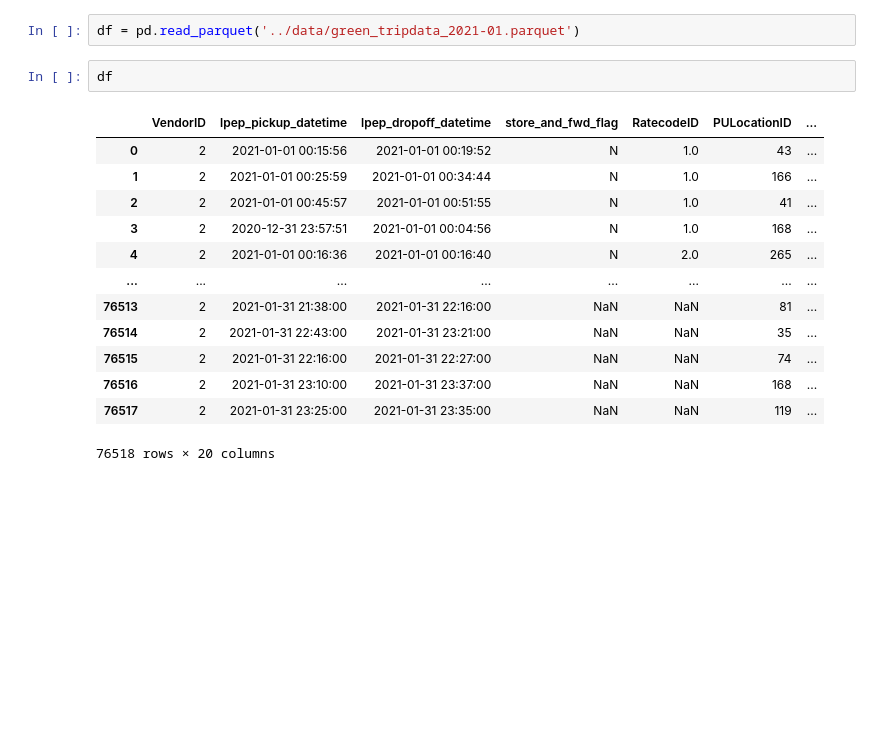
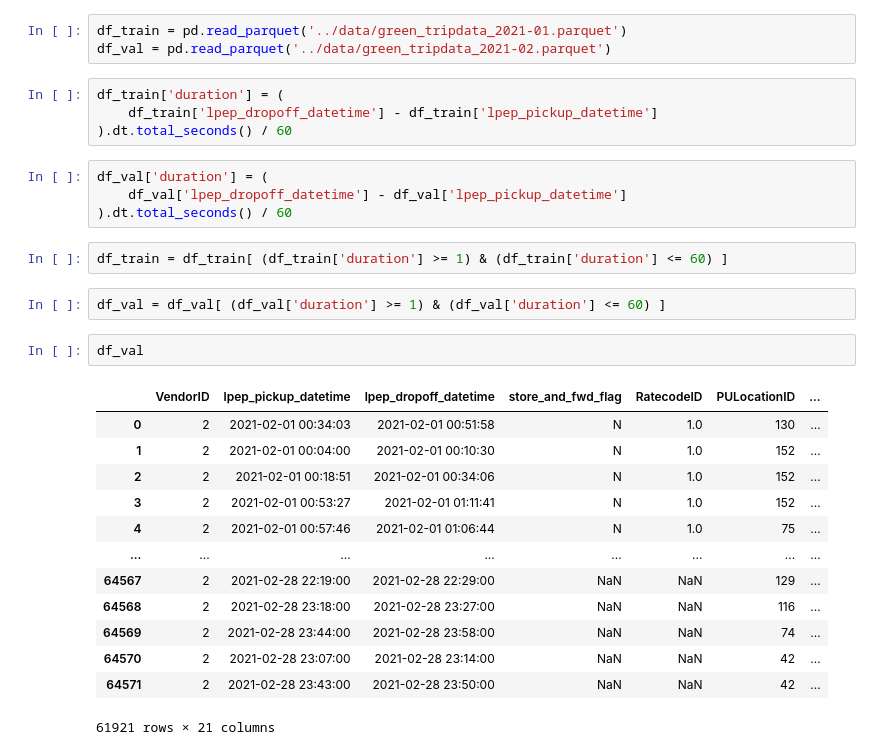
Before and after one commit to Aidan-Huerta/MLOps, a Jupyter notebook: 01-Intro/duration-prediction.ipynb, the cells around one changed output. Drawn from its saved outputs; the diff is of its cells as text; blank space fills up the shorter version.

```diff
--- a/01-Intro/duration-prediction.ipynb
+++ b/01-Intro/duration-prediction.ipynb
@@ -3,18 +8,31 @@ import pandas as pd
 # %%
-df = pd.read_parquet('../data/green_tripdata_2021-01.parquet')
+df_train = pd.read_parquet('../data/green_tripdata_2021-01.parquet')
+df_val = pd.read_parquet('../data/green_tripdata_2021-02.parquet')
 # %%
-df
+df_train['duration'] = (
+    df_train['lpep_dropoff_datetime'] - df_train['lpep_pickup_datetime']
+).dt.total_seconds() / 60
-# %% [output]
-|  | VendorID | lpep_pickup_datetime | lpep_dropoff_datetime | store_and_fwd_flag | RatecodeID | PULocationID | ... |
-| 0 | 2 | 2021-01-01 00:15:56 | 2021-01-01 00:19:52 | N | 1.0 | 43 | ... |
-| 1 | 2 | 2021-01-01 00:25:59 | 2021-01-01 00:34:44 | N | 1.0 | 166 | ... |
-| 2 | 2 | 2021-01-01 00:45:57 | 2021-01-01 00:51:55 | N | 1.0 | 41 | ... |
-| 3 | 2 | 2020-12-31 23:57:51 | 2021-01-01 00:04:56 | N | 1.0 | 168 | ... |
-| 4 | 2 | 2021-01-01 00:16:36 | 2021-01-01 00:16:40 | N | 2.0 | 265 | ... |
-| ... | ... | ... | ... | ... | ... | ... | ... |
-| 76513 | 2 | 2021-01-31 21:38:00 | 2021-01-31 22:16:00 | NaN | NaN | 81 | ... |
-| 76514 | 2 | 2021-01-31 22:43:00 | 2021-01-31 23:21:00 | NaN | NaN | 35 | ... |
-| 76515 | 2 | 2021-01-31 22:16:00 | 2021-01-31 22:27:00 | NaN | NaN | 74 | ... |
-| 76516 | 2 | 2021-01-31 23:10:00 | 2021-01-31 23:37:00 | NaN | NaN | 168 | ... |
-| 76517 | 2 | 2021-01-31 23:25:00 | 2021-01-31 23:35:00 | NaN | NaN | 119 | ... |
-76518 rows × 20 columns
+# %%
+df_val['duration'] = (
+    df_val['lpep_dropoff_datetime'] - df_val['lpep_pickup_datetime']
+).dt.total_seconds() / 60
+# %%
+df_train = df_train[ (df_train['duration'] >= 1) & (df_train['duration'] <= 60) ]
+# %%
+df_val = df_val[ (df_val['duration'] >= 1) & (df_val['duration'] <= 60) ]
+# %%
+df_val
+# %% [output]
+|  | VendorID | lpep_pickup_datetime | lpep_dropoff_datetime | store_and_fwd_flag | RatecodeID | PULocationID | ... |
+| 0 | 2 | 2021-02-01 00:34:03 | 2021-02-01 00:51:58 | N | 1.0 | 130 | ... |
+| 1 | 2 | 2021-02-01 00:04:00 | 2021-02-01 00:10:30 | N | 1.0 | 152 | ... |
+| 2 | 2 | 2021-02-01 00:18:51 | 2021-02-01 00:34:06 | N | 1.0 | 152 | ... |
+| 3 | 2 | 2021-02-01 00:53:27 | 2021-02-01 01:11:41 | N | 1.0 | 152 | ... |
+| 4 | 2 | 2021-02-01 00:57:46 | 2021-02-01 01:06:44 | N | 1.0 | 75 | ... |
+| ... | ... | ... | ... | ... | ... | ... | ... |
+| 64567 | 2 | 2021-02-28 22:19:00 | 2021-02-28 22:29:00 | NaN | NaN | 129 | ... |
+| 64568 | 2 | 2021-02-28 23:18:00 | 2021-02-28 23:27:00 | NaN | NaN | 116 | ... |
+| 64569 | 2 | 2021-02-28 23:44:00 | 2021-02-28 23:58:00 | NaN | NaN | 74 | ... |
+| 64570 | 2 | 2021-02-28 23:07:00 | 2021-02-28 23:14:00 | NaN | NaN | 42 | ... |
+| 64571 | 2 | 2021-02-28 23:43:00 | 2021-02-28 23:50:00 | NaN | NaN | 42 | ... |
+61921 rows × 21 columns
```
Also changed, not shown: parts of 6 cells of this notebook.
